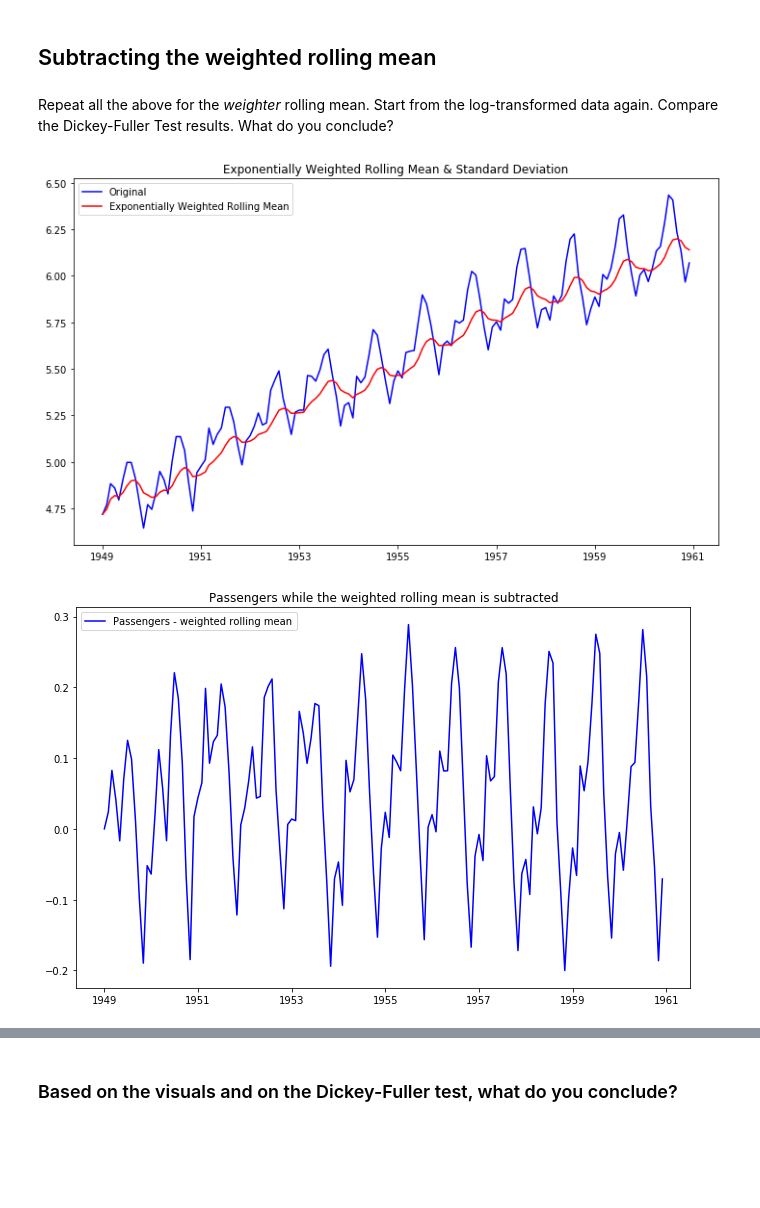
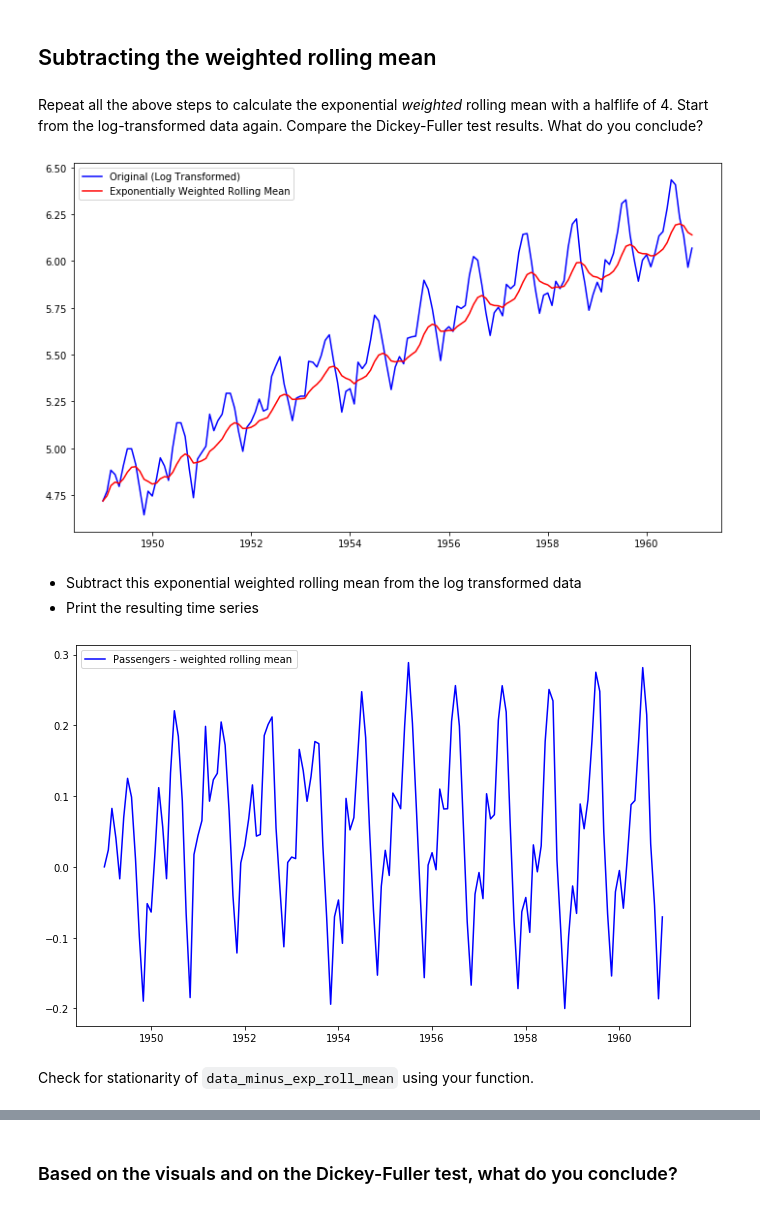
Before and after one commit to learn-co-curriculum/dsc-removing-trends-lab, a Jupyter notebook: index.ipynb, the cells around one changed output, grey strips where cells are left out. Drawn from its saved outputs; the diff is of its cells as text; code cells hidden in the pictures; blank space fills up the shorter version.

```diff
--- a/index.ipynb
+++ b/index.ipynb
@@ -37,0 +51,13 @@ ts.plot(figsize=(12,6), color="blue");
+# %%
+# __SOLUTION__
+# Import 'passengers.csv' dataset
+data = pd.read_csv('passengers.csv')
+
+# Change the data type of the 'Month' column
+data['Month'] = pd.to_datetime(data['Month'])
+
+# Set the 'Month' column as the index
+ts = data.set_index('Month')
+
+# Print the first five rows
+ts.head()
@@ -209,5 +274,5 @@ The time series are not stationary, as the p-value is still substantial
 # %% [markdown]
 ## Subtracting the weighted rolling mean
 # %% [markdown]
-Repeat all the above for the *weighter* rolling mean. Start from the log-transformed data again. Compare the Dickey-Fuller Test results. What do you conclude?
+Repeat all the above steps to calculate the exponential *weighted* rolling mean with a halflife of 4. Start from the log-transformed data again. Compare the Dickey-Fuller test results. What do you conclude?
 # %%
@@ -216,16 +282,18 @@ Repeat all the above for the *weighter* rolling mean. Start from the log-transfo
 # Plot the original data with exp weighted average
 # %%
 # __SOLUTION__
-# Use Pandas ewma() to calculate Weighted Moving Average of ts_log
-exp_rolmean = np.log(ts).ewm(halflife = 4).mean()
+# Calculate Weighted Moving Average of log transformed data
+exp_roll_mean = np.log(ts).ewm(halflife=4).mean()
 
 # Plot the original data with exp weighted average
 fig = plt.figure(figsize=(12,7))
-orig = plt.plot(np.log(ts), color='blue',label='Original')
-mean = plt.plot(exp_rolmean, color='red', label='Exponentially Weighted Rolling Mean')
+plt.plot(np.log(ts), color='blue',label='Original (Log Transformed)')
+plt.plot(exp_roll_mean, color='red', label='Exponentially Weighted Rolling Mean')
 plt.legend(loc='best')
-plt.title('Exponentially Weighted Rolling Mean & Standard Deviation')
 plt.show(block=False)
 # %% [output]
-[figure, old version]
+[figure, new version]
+# %% [markdown]
+- Subtract this exponential weighted rolling mean from the log transformed data
+- Print the resulting time series
 # %%
@@ -233,14 +304,15 @@ plt.show(block=False)
 # %%
 # __SOLUTION__
 # Subtract the moving average from the original data and check head for Nans
-data_minus_exp_rolmean = np.log(ts) - exp_rolmean
-data_minus_exp_rolmean.head(15)
+data_minus_exp_roll_mean = np.log(ts) - exp_roll_mean
 
+# Plot the time series
 fig = plt.figure(figsize=(11,7))
-plt.plot(data_minus_exp_rolmean, color='blue',label='Passengers - weighted rolling mean')
+plt.plot(data_minus_exp_roll_mean, color='blue',label='Passengers - weighted rolling mean')
 plt.legend(loc='best')
-plt.title('Passengers while the weighted rolling mean is subtracted')
 plt.show(block=False)
 # %% [output]
-[figure, old version]
+[figure, new version]
+# %% [markdown]
+Check for stationarity of `data_minus_exp_roll_mean` using your function.
 # %%
```
Also changed, not shown: parts of 56 cells of this notebook.
